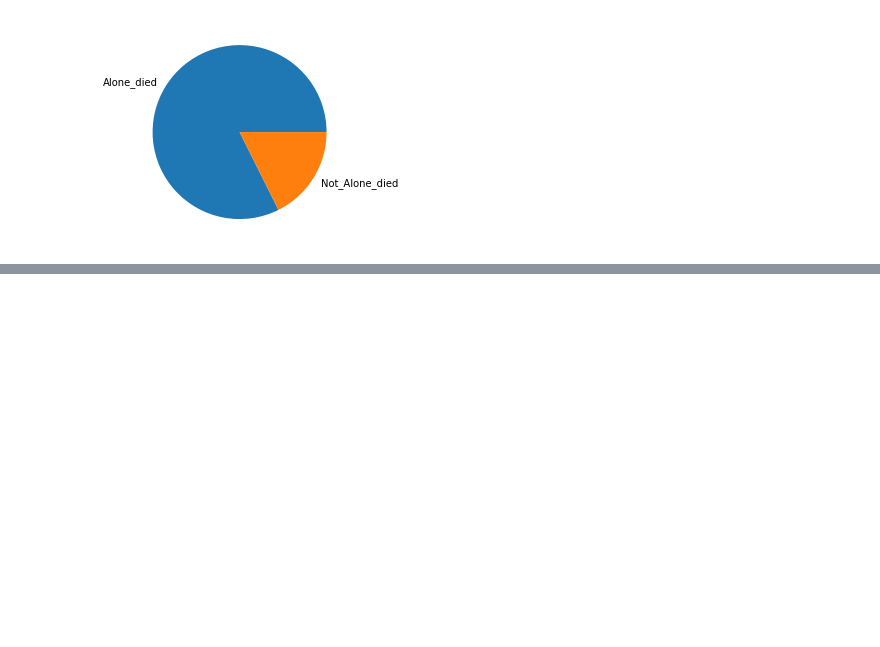
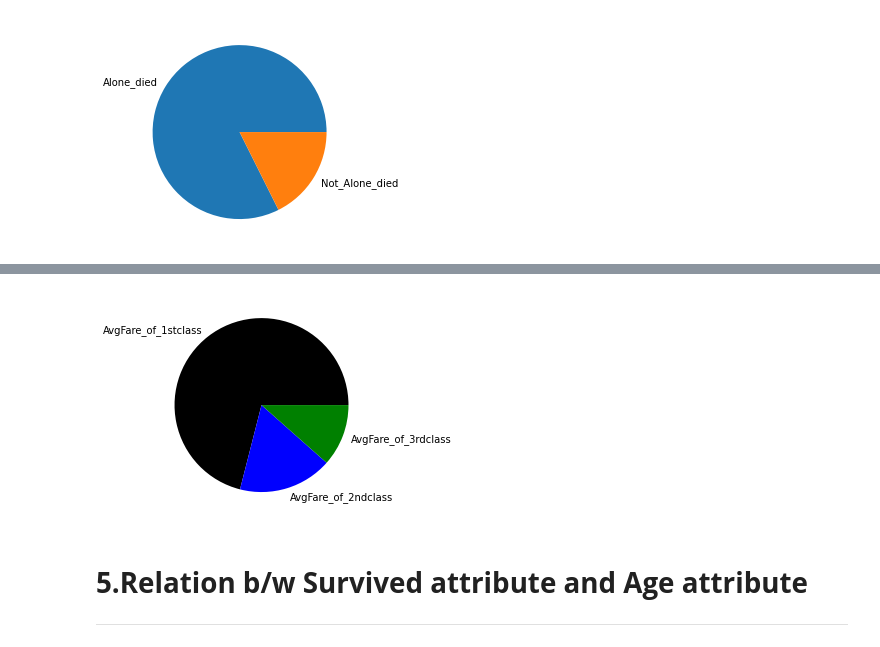
Before and after one commit to anmol1512/Py-Data_analytics_bootcamp_project, a Jupyter notebook: Titanic_project.ipynb, the cells around one changed output, grey strips where cells are left out. Drawn from its saved outputs; the diff is of its cells as text; code cells hidden in the pictures; blank space fills up the shorter version.

Commit message:
2 new Relations addedwith final conclusion

```diff
--- a/Titanic_project.ipynb
+++ b/Titanic_project.ipynb
@@ -181,0 +192,13 @@ plt.show()
+# %%
+new=passengers[['Pclass','Fare']]
+indx1=new[(new['Pclass']==3) | (new['Pclass']==2)].index
+c1f=new.drop(indx1)#dropped /delete all the rows that contain 'Pclass' equal to 3 or 2
+print('The average fare of 1st class passengers is:'+str(c1f['Fare'].sum()/c1f.shape[0])+' pound')
+
+indx2=new[(new['Pclass']==1) | (new['Pclass']==3)].index
+c2f=new.drop(indx2)#dropped /delete all the rows that contain 'Pclass' equal to 1 or 3
+print('The average fare of 2nd class passengers is:'+str(c2f['Fare'].sum()/c2f.shape[0])+' pound')
+
+indx3=new[(new['Pclass']==1) | (new['Pclass']==2)].index
+c3f=new.drop(indx3)#dropped /delete all the rows that contain 'Pclass' equal to 1 or 2
+print('The average fare of 3rd class passengers is:'+str(c3f['Fare'].sum()/c3f.shape[0])+' pound')
@@ -181,0 +219,11 @@ plt.show()
+# %%
+new_series=pd.Series([c1f['Fare'].sum()/c1f.shape[0],c2f['Fare'].sum()/c2f.shape[0],c3f['Fare'].sum()/c3f.shape[0]])
+new_series.index=['AvgFare_of_1stclass','AvgFare_of_2ndclass','AvgFare_of_3rdclass']
+plt.pie(new_series,labels=new_series.index,colors=['black','blue','green'])
+plt.show()
+# %% [output]
+[figure, added]
+# %% [markdown]
+# **5.Relation b/w Survived attribute and Age attribute**
+
+---
```
Also changed, not shown: parts of 16 cells of this notebook.
